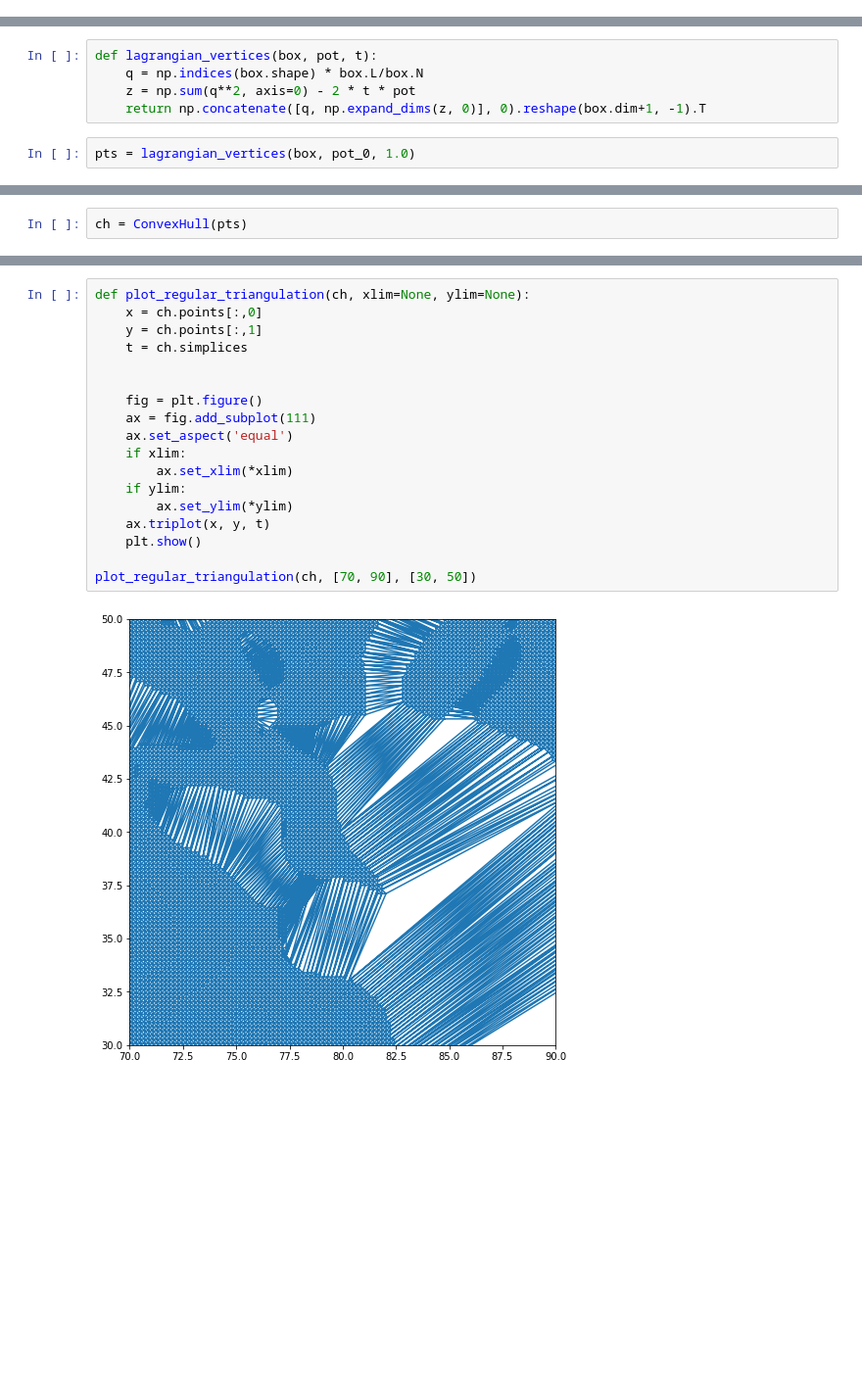
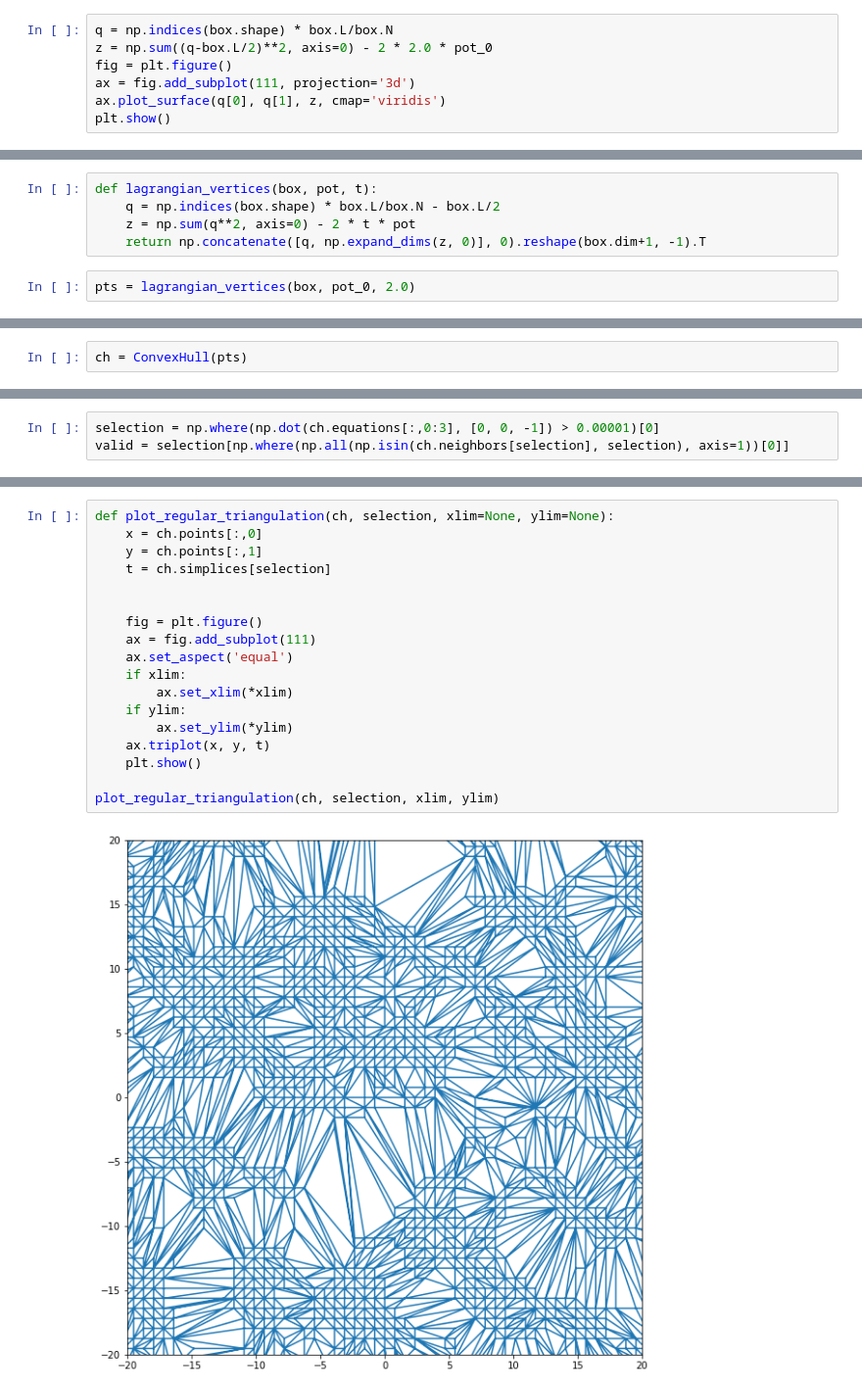
Before and after one commit to jhidding/adhesion-example, a Jupyter notebook: notebook/Adhesion.ipynb, the cells around one changed output, grey strips where cells are left out. Shown at 98% size. Saved outputs shown, nothing was run; the diff lists cells and outputs as text; blank space fills up the shorter version.

```diff
--- a/notebook/Adhesion.ipynb
+++ b/notebook/Adhesion.ipynb
@@ -39,3 +51,10 @@ plot_image(box, pot_0, "initial displacement potential")
 ### Create points for convex hull computation
 Now, to compute the adhesion approximation, we need to lift the grid points to a parabola, adding the displacement potential as a weight.
 $$q_z = q^2 - 2 t \Phi(q)$$
+# %%
+q = np.indices(box.shape) * box.L/box.N
+z = np.sum((q-box.L/2)**2, axis=0) - 2 * 2.0 * pot_0
+fig = plt.figure()
+ax = fig.add_subplot(111, projection='3d')
+ax.plot_surface(q[0], q[1], z, cmap='viridis')
+plt.show()
@@ -42,7 +65,7 @@ $$q_z = q^2 - 2 t \Phi(q)$$
 # %%
 def lagrangian_vertices(box, pot, t):
-    q = np.indices(box.shape) * box.L/box.N
+    q = np.indices(box.shape) * box.L/box.N - box.L/2
     z = np.sum(q**2, axis=0) - 2 * t * pot
     return np.concatenate([q, np.expand_dims(z, 0)], 0).reshape(box.dim+1, -1).T
 # %%
-pts = lagrangian_vertices(box, pot_0, 1.0)
+pts = lagrangian_vertices(box, pot_0, 2.0)
@@ -52,0 +80,3 @@ ch = ConvexHull(pts)
+# %%
+selection = np.where(np.dot(ch.equations[:,0:3], [0, 0, -1]) > 0.00001)[0]
+valid = selection[np.where(np.all(np.isin(ch.neighbors[selection], selection), axis=1))[0]]
@@ -53,20 +85,20 @@ ch = ConvexHull(pts)
 # %%
-def plot_regular_triangulation(ch, xlim=None, ylim=None):
+def plot_regular_triangulation(ch, selection, xlim=None, ylim=None):
     x = ch.points[:,0]
     y = ch.points[:,1]
-    t = ch.simplices
+    t = ch.simplices[selection]
 
 
     fig = plt.figure()
     ax = fig.add_subplot(111)
     ax.set_aspect('equal')
     if xlim:
         ax.set_xlim(*xlim)
     if ylim:
         ax.set_ylim(*ylim)
     ax.triplot(x, y, t)
     plt.show()
 
-plot_regular_triangulation(ch, [70, 90], [30, 50])
+plot_regular_triangulation(ch, selection, xlim, ylim)
 # %% [output]
-[figure, old version]
+[figure, new version]
```
Also changed, not shown: parts of 28 cells of this notebook.
